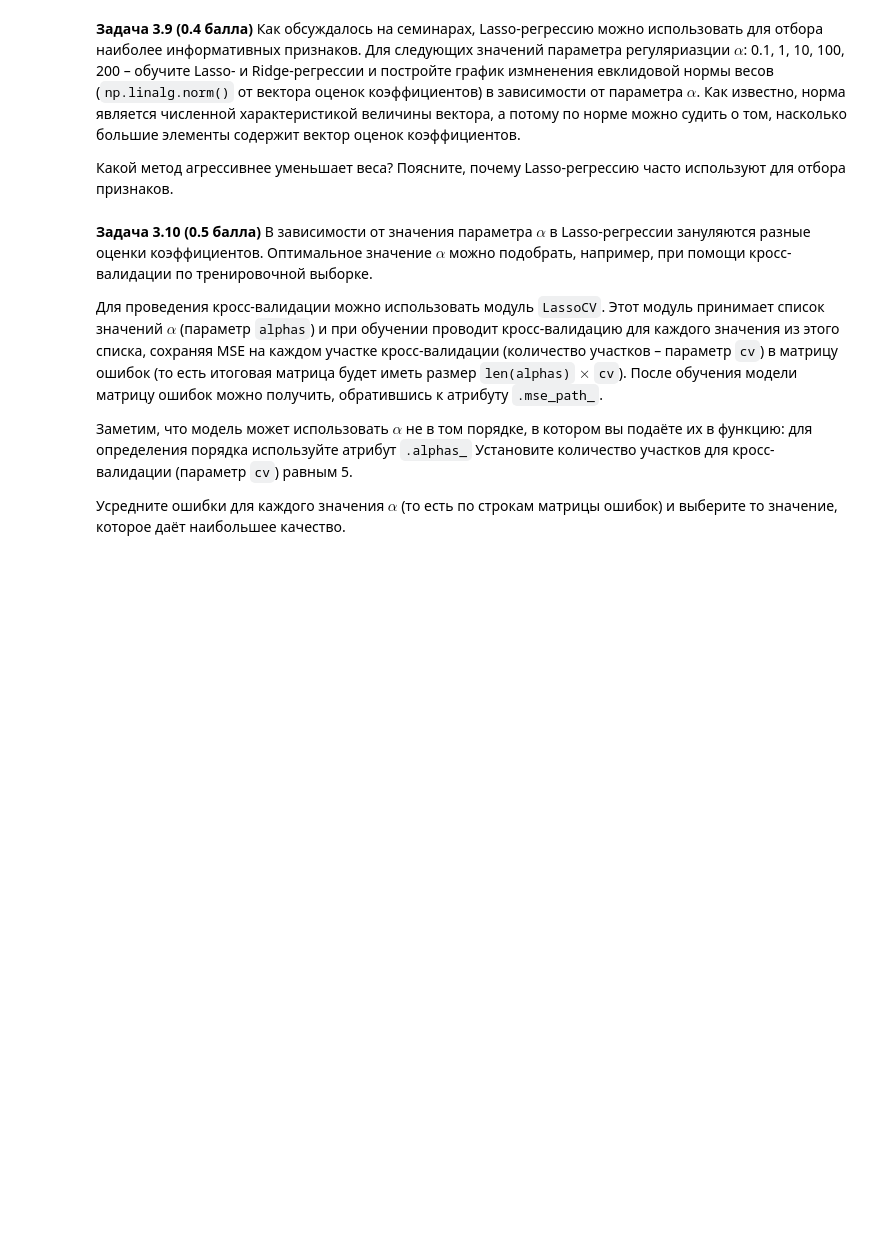
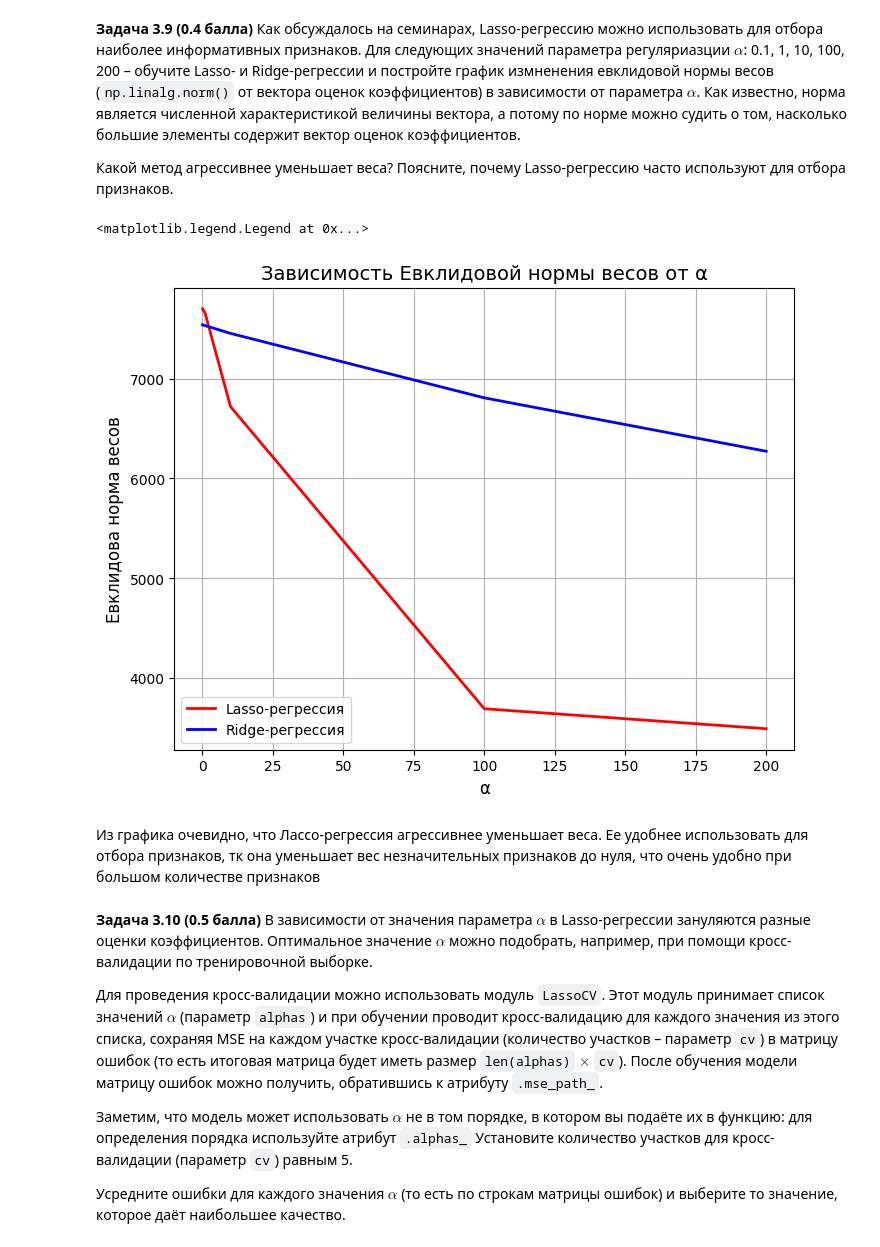
Before and after one commit to ArsenySal/ML-1-data-mining-minor-, a Jupyter notebook: hw/hw04_knn_linreg.ipynb, the cells around one changed output. Saved outputs shown, nothing was run; the diff lists cells and outputs as text; code cells hidden in the pictures; blank space fills up the shorter version.

```diff
--- a/hw/hw04_knn_linreg.ipynb
+++ b/hw/hw04_knn_linreg.ipynb
@@ -178,3 +296,7 @@ data.head(5)
 # %% [markdown]
 **Задача 3.1 (0.2 балла)** Есть ли в наборе данных пропущенные значения? Если да, удалите их.
 Есть ли в наборе данных бессмысленные столбцы (признаки, не несущие дополнительной информации)? Если да, то удалите их.
+# %%
+print(f'Пропущенных значений: {data.isnull().sum().sum()}')
+data = data.drop('Unnamed: 0',axis=1)
+data.head()
@@ -185,2 +328,9 @@ data.head(5)
 # %% [markdown]
 **Задача 3.3 (0.1 балла)** Так как линейная модель складывает значения признаков с некоторыми весами, нам нужно аккуратно обработать категориальные признаки. Закодируйте категориальные переменные при помощи OneHot-кодирования.
+# %%
+from sklearn.preprocessing import OneHotEncoder
+encoder = OneHotEncoder()
+encoder_df = pd.DataFrame(encoder. fit_transform(data[['cut','color','clarity']]). toarray ())
+data = data.join (encoder_df)
+data = data.drop(['cut','color','clarity'],axis = 1)
+data.head()
@@ -187,6 +345,18 @@ data.head(5)
 # %% [markdown]
 **Задача 3.4 (0.2 балла)** Разделите выборку на тренировочную и тестовую. Долю тестовой выборки укажите равной 0.3. Не забудьте про параметр `stratify`.
+# %%
+np.random.seed(123456890)
+y_d = data['price']
+bins = np.linspace(0, 2800, 700)
+y_binned = np.digitize(y_d, bins)
+X_train_d, X_test_d, y_train_d, y_test_d = train_test_split(data, y_d, test_size = 0.3, stratify=y_binned)
+X_train_d = X_train_d.drop('price',axis = 1)
+X_test_d = X_test_d.drop('price',axis = 1)
 # %% [markdown]
 **Задача 3.5 (0.3 балла)** Зачастую при использовании линейных моделей вещественные признаки масштабируются. При этом оценки коэффициентов теряют прямую статистическую интерпретацию ("при увеличении $X_1$ на 1, $y$ увеличивается на $w_1$"), но приобретают свойства, полезные в задачах машинного обучения. В этой задаче масштабируйте вещественные признаки тренировочной и тестовой выборок при помощи модуля `StandardScaler`.
+# %%
+scaler = StandardScaler()
+X_train_scaled_d = np.concatenate(( X_train_d.drop(['carat','depth','table','x','y','z'],axis = 1), scaler.fit_transform(X_train_d[['carat','depth','table','x','y','z']])), axis=1)
+X_test_scaled_d = np.concatenate(( X_test_d.drop(['carat','depth','table','x','y','z'],axis = 1), scaler.fit_transform(X_test_d[['carat','depth','table','x','y','z']])), axis=1)
 # %% [markdown]
 **Задача 3.6 (0.2 балла)** Оцените линейную регрессию на тренировочной выборке. Выведите среднеквадратичную ошибку на тренировочной и тестовой выборках.
@@ -216,6 +430,28 @@ $$
 **Задача 3.9 (0.4 балла)** Как обсуждалось на семинарах, Lasso-регрессию можно использовать для отбора наиболее информативных признаков. Для следующих значений параметра регуляриазции $\alpha$: 0.1, 1, 10, 100, 200 –  обучите Lasso- и Ridge-регрессии и постройте график измненения евклидовой нормы весов (`np.linalg.norm()` от вектора оценок коэффициентов) в зависимости от параметра $\alpha$. Как известно, норма является численной характеристикой величины вектора, а потому по норме можно судить о том, насколько большие элементы содержит вектор оценок коэффициентов.
 
 Какой метод агрессивнее уменьшает веса? Поясните, почему Lasso-регрессию часто используют для отбора признаков.
+# %%
+plt.figure(figsize=(8, 6))
+par = [0.1, 1, 10, 100, 200]
+e_norm_l = []
+e_norm_r = []
+for k in par:
+    ls = Lasso(k).fit(X_train_scaled_d, y_train_d)
+    rg = Ridge(k).fit(X_train_scaled_d, y_train_d)
+    e_norm_l.append(np.linalg.norm(ls.coef_))
+    e_norm_r.append(np.linalg.norm(rg.coef_))
+plt.grid(True)
+plt.plot(par,e_norm_l,label = 'Lasso-регрессия',color='red',linewidth = 2)
+plt.plot(par,e_norm_r,label = 'Ridge-регрессия',color='blue',linewidth = 2)
+plt.xlabel('α',fontsize =12)
+plt.ylabel('Евклидова норма весов', fontsize =12)
+plt.title('Зависимость Евклидовой нормы весов от α', fontsize = 14)
+plt.legend(loc = 'lower left')
+# %% [output]
+<matplotlib.legend.Legend at 0x...>
+[figure, added]
+# %% [markdown]
+Из графика очевидно, что Лассо-регрессия агрессивнее уменьшает веса. Ее удобнее использовать для отбора признаков, тк она уменьшает вес незначительных признаков до нуля, что очень удобно при большом количестве признаков
 # %% [markdown]
 **Задача 3.10 (0.5 балла)**
 В зависимости от значения параметра $\alpha$ в Lasso-регрессии зануляются разные оценки коэффициентов. Оптимальное значение $\alpha$ можно подобрать, например, при помощи кросс-валидации по тренировочной выборке.
```
Also changed, not shown: parts of 32 cells of this notebook.
